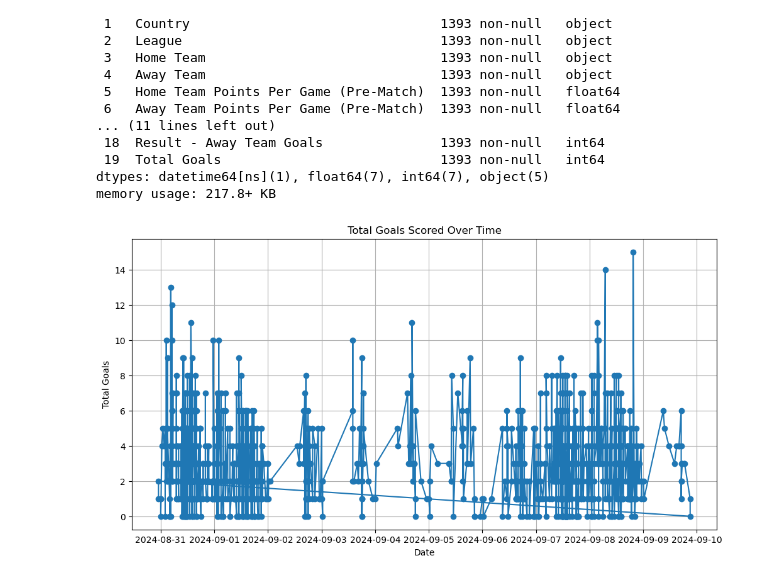
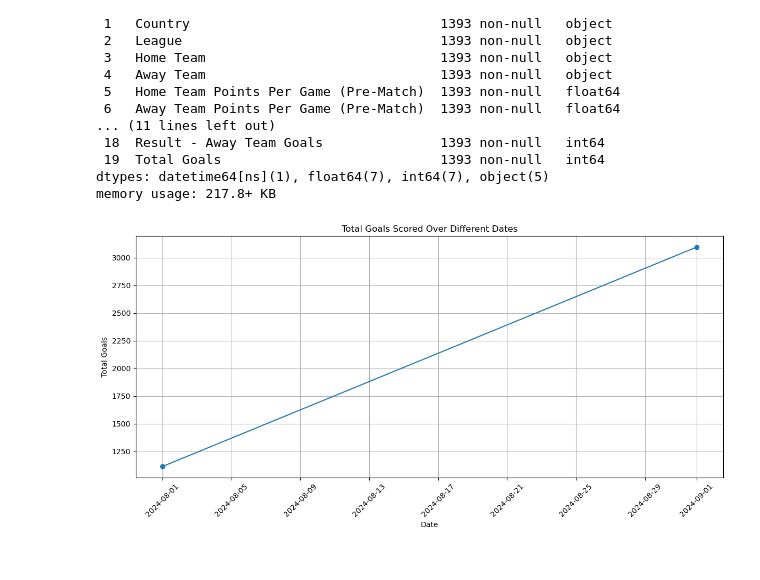
Before and after one commit to MarwaBrian/cel_proj, a Jupyter notebook: winnings.ipynb, the cells around one changed output. Saved outputs shown, nothing was run; the diff lists cells and outputs as text; code cells hidden in the pictures.

```diff
--- a/winnings.ipynb
+++ b/winnings.ipynb
@@ -228,30 +228,38 @@ memory usage: 217.8+ KB
 # %%
 """
 Visualize trends over time, such as goals scored per match, team performance metrics, or average goals per game week.
 
 Plot the date column on the x-axis and metrics like Total Goals or Home Team Points Per Game (Current) on the y-axis.
 
 import matplotlib.pyplot as plt
 
 plt.figure(figsize=(12, 6))
 plt.plot(df['date'], df['Total Goals'], marker='o', linestyle='-')
 plt.title('Total Goals Over Time')
 plt.xlabel('Date')
 plt.ylabel('Total Goals')
 plt.grid(True)
 plt.show()
 
 """
 
 #we can start with trends over time, first extract the months
+df['month_year'] = df['date'].dt.to_period('M')
+
+#group the goals according to months
+m_goals = df.groupby('month_year')['Total Goals'].sum().reset_index()
+
+m_goals['month_year'] = m_goals['month_year'].dt.to_timestamp()
 
 
 plt.figure(figsize=(12, 6))
-plt.plot(df['date'], df['Total Goals'], marker='o', linestyle='-')
-plt.title('Total Goals Scored Over Time')
+plt.plot(m_goals['month_year'], m_goals['Total Goals'], marker='o', linestyle='-')
+plt.title('Total Goals Scored Over Different Dates')
 plt.xlabel('Date')
 plt.ylabel('Total Goals')
+plt.xticks(rotation=45)
+plt.tight_layout()
 plt.grid(True)
 plt.show()
 # %% [output]
-[figure, old version]
+[figure, new version]
```
Also changed, not shown: parts of 8 cells of this notebook.
